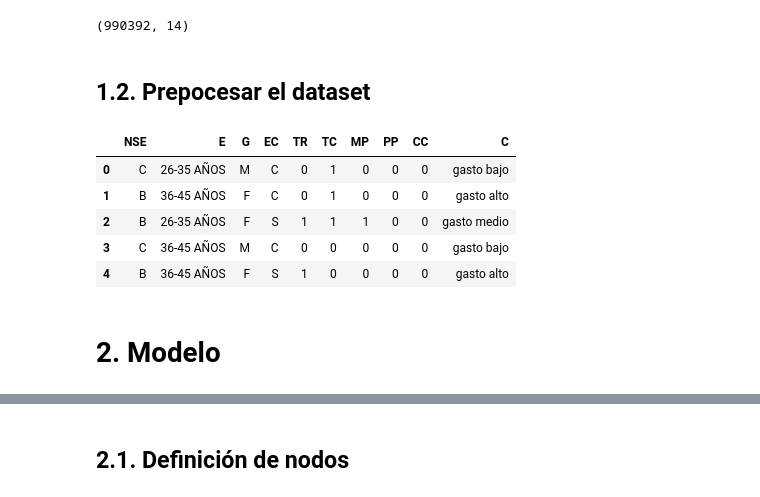
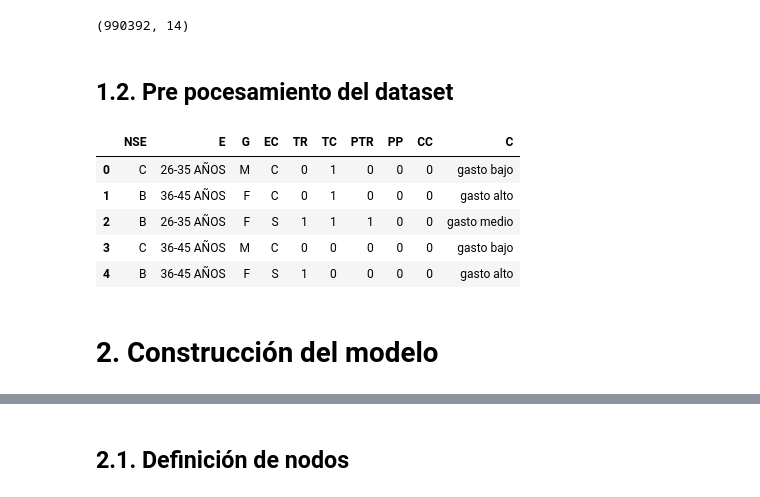
Before and after one commit to maribcs/mgp-bayesian-network-retail, a Jupyter notebook: bayesian_network_retail.ipynb, the cells around one changed output, grey strips where cells are left out. Drawn from its saved outputs; the diff is of its cells as text; code cells hidden in the pictures.

```diff
--- a/bayesian_network_retail.ipynb
+++ b/bayesian_network_retail.ipynb
@@ -21,28 +21,28 @@ df.shape
 # %% [output]
 (990392, 14)
 # %% [markdown]
-## 1.2. Prepocesar el dataset
+## 1.2. Pre pocesamiento del dataset
 # %%
 # Seleccionar columnas a utilizar
-df_modelo = df[['NSE','Rango_edad','Genero','estado_marital','flag_tienetarjeta','flag_nuevo','flag_metodopago','flag_tienepromocion','fl_fcom','rango_gasto']]
+df_model = df[['NSE','Rango_edad','Genero','estado_marital','flag_tienetarjeta','flag_nuevo','flag_metodopago','flag_tienepromocion','fl_fcom','rango_gasto']]
 # %%
 # Renombrar columnas
 
 # 1. NSE: Nivel socioeconómico
-# 2. E: Edad
+# 2. E: Rango de edad
 # 3. G: Género
 # 4. EC: Estado civil
-# 5. TR: Tiene o no tarjeta del retail
+# 5. TR: Tiene tarjeta del retail
 # 6. TC: Tipo de cliente
-# 7. MP: Método de pago
-# 8. PP: Producto en promoción o no
-# 9. CC: Canal de compra tienda / web
-# 10. C: Compra
+# 7. PTR: Usa tarjeta del retail
+# 8. PP: Producto en promoción
+# 9. CC: Canal de compra
+# 10. C: Rango de compra
 
-df_modelo = df_modelo.rename(columns = {'Rango_edad':'E','Genero':'G','estado_marital':'EC','flag_tienetarjeta':'TR','flag_nuevo':'TC','flag_metodopago':'MP','flag_tienepromocion':'PP','fl_fcom':'CC','rango_gasto':'C'})
-df_modelo.head()
+df_model = df_model.rename(columns = {'Rango_edad':'E','Genero':'G','estado_marital':'EC','flag_tienetarjeta':'TR','flag_nuevo':'TC','flag_metodopago':'PTR','flag_tienepromocion':'PP','fl_fcom':'CC','rango_gasto':'C'})
+df_model.head()
 # %% [output]
-|  | NSE | E | G | EC | TR | TC | MP | PP | CC | C |
+|  | NSE | E | G | EC | TR | TC | PTR | PP | CC | C |
 | 0 | C | 26-35 AÑOS | M | C | 0 | 1 | 0 | 0 | 0 | gasto bajo |
 | 1 | B | 36-45 AÑOS | F | C | 0 | 1 | 0 | 0 | 0 | gasto alto |
 | 2 | B | 26-35 AÑOS | F | S | 1 | 1 | 1 | 0 | 0 | gasto medio |
@@ -62,5 +63,5 @@ df_modelo['C'] = df_modelo['C'].replace({'gasto bajo':0,'gasto medio':1,'gasto a
 # %% [markdown]
-# 2. Modelo
+# 2. Construcción del modelo
 # %%
 !pip install pgmpy
 # %% [output]
```
Also changed, not shown: parts of 64 cells of this notebook, 1 other file.
